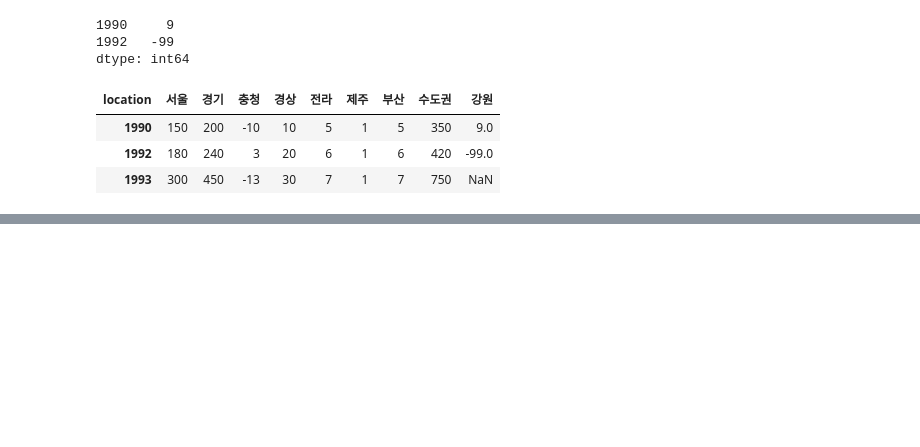
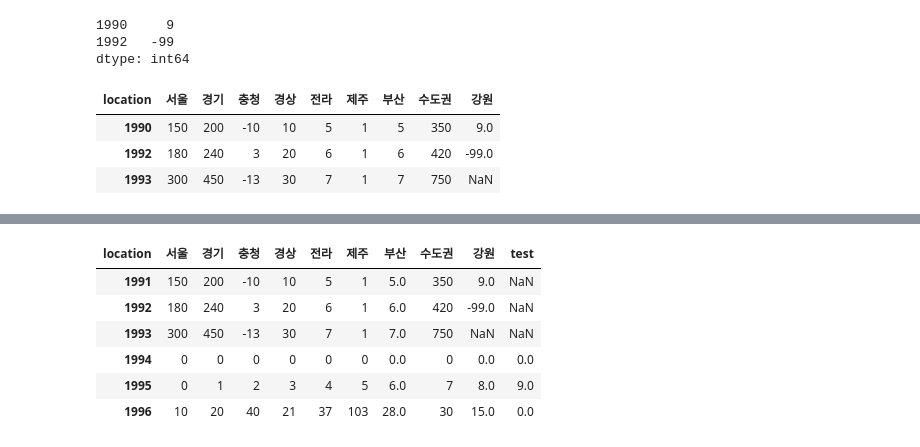
Before and after one commit to poiup/python, a Jupyter notebook: 넘파이/팬더스/padas2 -팬더스 DataFrame 자료형.ipynb, the cells around one changed output, grey strips where cells are left out. Cells and saved outputs as stored; diff of their text form; code cells hidden in the pictures; blank space fills up the shorter version.

```diff
--- a/넘파이/팬더스/padas2 -팬더스 DataFrame 자료형.ipynb
+++ b/넘파이/팬더스/padas2 -팬더스 DataFrame 자료형.ipynb
@@ -620,0 +630,3 @@ sample
+# %%
+sample['test'] = s2
+sample
@@ -620,0 +683,12 @@ sample
+# %%
+# 개별 컬럼에 각각 다른값 저장하기
+sample.loc[1996] = {'서울':10,'경기':20,'충청':40,'경상':21,'전라':37,'제주':103,'부산':28,'수도권':30,'강원':15,'test':0}
+sample
+# %% [output]
+| location | 서울 | 경기 | 충청 | 경상 | 전라 | 제주 | 부산 | 수도권 | 강원 | test |
+| 1991 | 150 | 200 | -10 | 10 | 5 | 1 | 5.0 | 350 | 9.0 | NaN |
+| 1992 | 180 | 240 | 3 | 20 | 6 | 1 | 6.0 | 420 | -99.0 | NaN |
+| 1993 | 300 | 450 | -13 | 30 | 7 | 1 | 7.0 | 750 | NaN | NaN |
+| 1994 | 0 | 0 | 0 | 0 | 0 | 0 | 0.0 | 0 | 0.0 | 0.0 |
+| 1995 | 0 | 1 | 2 | 3 | 4 | 5 | 6.0 | 7 | 8.0 | 9.0 |
+| 1996 | 10 | 20 | 40 | 21 | 37 | 103 | 28.0 | 30 | 15.0 | 0.0 |
```
Also changed, not shown: parts of 34 cells of this notebook, 29 other files.
